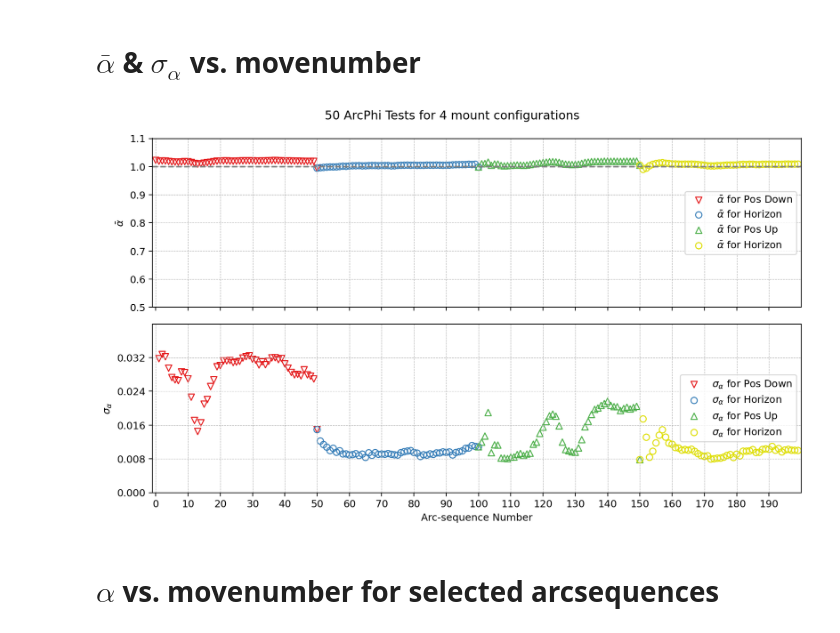
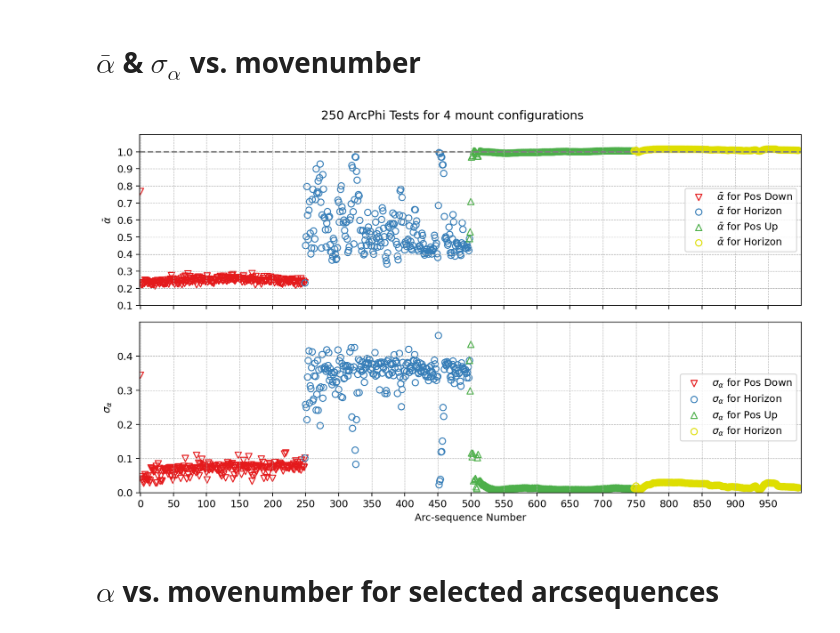
Before and after one commit to SSantosLab/DESI-QA, a Jupyter notebook: calib/Testing Figures - long-arc tests of linear phi.ipynb, the cells around one changed output. Drawn from its saved outputs; the diff is of its cells as text; code cells hidden in the pictures.

```diff
--- a/calib/Testing Figures - long-arc tests of linear phi.ipynb
+++ b/calib/Testing Figures - long-arc tests of linear phi.ipynb
@@ -430,7 +431,8 @@ def importToDf(datapath,fidpath):
 # %% [markdown]
 # Importing the database with relevant timestamps
 # %%
-testStart = np.datetime64('2023-07-11 09:07:00')
+testStart = np.datetime64('2023-07-17 15:51:09')
+figPath = '/home/msdos/DESI-QA/output/figures/LinPhiTests/250ArcPhiTest/'
 testFinish = testStart + np.timedelta64(1,"h")
 # %%
 # Setting paths
@@ -456,2 +442,5 @@ df
 # %%
-four_config_indices = [0,int(len(df)/4),int(len(df)/4*2),int(len(df)/4*3),int(len(df))]
+four_config_indices = [-1,int(len(df)/4)-1,int(len(df)/4*2)-1,int(len(df)/4*3)-1,int(len(df))]
+# four_config_indices = [0,int(len(df))]
+# n_repetitions = 250
+# four_config_indices = [0,n_repetitions*17,2*n_repetitions*17,3*n_repetitions*17,len(df)]
@@ -588,7 +572,7 @@ plt.show()
 # $\bar{\alpha}$ & $\sigma_{\alpha}$ vs. movenumber
 # %%
 save= True
-title = '50 ArcPhi Tests for 4 mount configurations'
+title = '250 ArcPhi Tests for 4 mount configurations'
 
 pointmarkers = ["v",'o','^',"o"]
 markersize = 40
@@ -597,84 +581,58 @@ fig,axs = plt.subplots(2,1,figsize=[10,6],sharex=True)
 
 fig.suptitle(title)
 
-ylimit = [0.5,1.1]
-ystep = 0.1
-
-axs[0].grid(linestyle='--',linewidth=0.5)
-axs[0].hlines(1,-1,len(np.unique(df['ArcSession']))+1,linestyle='--',colors='grey')
-axs[0].set_xlim(-1,max(df['ArcSession'])+1)
-axs[0].set_ylabel(r"$\bar{\alpha}$")
 init = 0
 for j in range(len(MountConfigs)):
-#     msk = df["MountConfiguration"]==MountConfigs[j]
-
-#     res, ind = np.unique(df[msk]["MeanAlpha"], return_index=True)
-#     mean_alpha_arr = res[np.argsort(ind)]
-
-#     res2, ind2 = np.unique(df[msk]["ArcSession"], return_index=True)
-
-#     axs[0].scatter(res2,mean_alpha_arr,label=r"$\bar{\alpha}$ for "+MountConfigs[j],marker=pointmarkers[j],
-#                    color=colors[j],s=markersize,facecolors='none')
-
-    msk = df.loc[four_config_indices[j]:four_config_indices[j+1]]
+    # First row
+    msk = df.loc[four_config_indices[j]+1:four_config_indices[j+1]]
 
     mean_alpha_arr = np.array([],dtype=float)
     for k in np.arange(init,len(np.unique(msk["ArcSession"]))+init):
         mean_alpha_arr = np.append(mean_alpha_arr,np.unique(df[df["ArcSession"]==k]['MeanAlpha']))
 
     axs[0].scatter(np.arange(init,len(np.unique(msk["ArcSession"]))+init),mean_alpha_arr,
                    label=r"$\bar{\alpha}$ for "+MountConfigs[j],marker=pointmarkers[j],color=four_colors[j],
                    s=markersize,facecolors='none')
-    init+=len(np.unique(msk["ArcSession"]))-1
-
-axs[0].set_yticks(np.arange(ylimit[0],ylimit[1],step=ystep))
-axs[0].set_ylim(ylimit[0],ylimit[1])
-axs[0].legend(loc=5)
-
-ylimit = [0,0.04]
-ystep = (ylimit[1]-ylimit[0])/5
-
-axs[1].grid(linestyle='--',linewidth=0.5)
-axs[1].set_xlim(-1,max(df['ArcSession'])+1)
-axs[1].set_xlabel("Arc-sequence Number")
-axs[1].set_ylabel(r"$\sigma_{\alpha}}$")
-axs[1].set_xticks(np.arange(0,len(np.unique(df['ArcSession'])),step=10))
-
-init=0
-for j in range(len(MountConfigs)):
-#     msk = df["MountConfiguration"]==MountConfigs[j]
-
-#     res, ind = np.unique(df[msk]["StdAlpha"], return_index=True)
-#     mean_std_arr = res[np.argsort(ind)]
-
-#     res2, ind2 = np.unique(df[msk]["ArcSession"], return_index=True)
-
-#     axs[1].scatter(res2,mean_std_arr,label=r"$\sigma_{\alpha}$ for "+MountConfigs[j],marker=pointmarkers[j],
-#                    color=colors[j],s=markersize,facecolors='none')
-
-    msk = df.loc[four_config_indices[j]:four_config_indices[j+1]]
-
+#     axs[0].scatter(np.arange(init,len(np.unique(msk["ArcSession"]))+init),moving_average(mean_alpha_arr,5))
+    # Second row
     mean_std_arr = np.array([],dtype=float)
     for k in np.arange(init,len(np.unique(msk["ArcSession"]))+init):
         mean_std_arr = np.append(mean_std_arr,np.unique(df[df["ArcSession"]==k]['StdAlpha']))
 
     axs[1].scatter(np.arange(init,len(np.unique(msk["ArcSession"]))+init),mean_std_arr,
                    label=r"$\sigma_{\alpha}$ for "+MountConfigs[j],marker=pointmarkers[j],color=four_colors[j],
                    s=markersize,facecolors='none')
     init+=len(np.unique(msk["ArcSession"]))-1
 
+ylimit = [0.1,1.1]
+ystep = 0.1
+axs[0].grid(linestyle='--',linewidth=0.5)
+axs[0].hlines(1,-1,len(np.unique(df['ArcSession']))+1,linestyle='--',colors='grey')
+axs[0].set_xlim(-1,max(df['ArcSession'])+1)
+axs[0].set_ylabel(r"$\bar{\alpha}$")
+axs[0].set_yticks(np.arange(ylimit[0],ylimit[1],step=ystep))
+axs[0].set_ylim(ylimit[0],ylimit[1])
+axs[0].legend(loc=5)
+
+ylimit = [0,.5]
+ystep = (ylimit[1]-ylimit[0])/5
+axs[1].grid(linestyle='--',linewidth=0.5)
+axs[1].set_xlim(-1,max(df['ArcSession'])+1)
+axs[1].set_xlabel("Arc-sequence Number")
+axs[1].set_ylabel(r"$\sigma_{\alpha}}$")
+axs[1].set_xticks(np.arange(0,len(np.unique(df['ArcSession'])),step=50))
 axs[1].set_yticks(np.arange(ylimit[0],ylimit[1],step=ystep))
 axs[1].set_ylim(ylimit[0],ylimit[1])
 axs[1].legend(loc=5)
 
 fig.tight_layout()
 
 if save:
     plt.savefig(figPath+title+'.jpg',dpi=180)
 
 plt.show()
 # %% [output]
-[figure, old version]
+[figure, new version]
 # %% [markdown]
 # $\alpha$ vs. movenumber for selected arcsequences
 # %%
```
Also changed, not shown: parts of 12 cells of this notebook, 44 other files.
